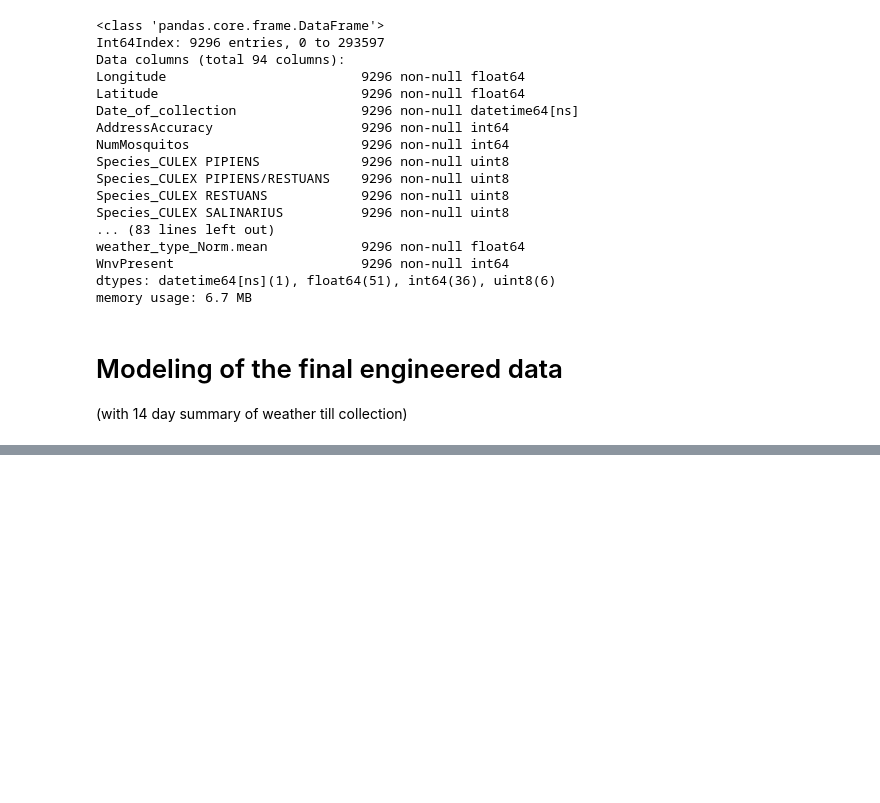
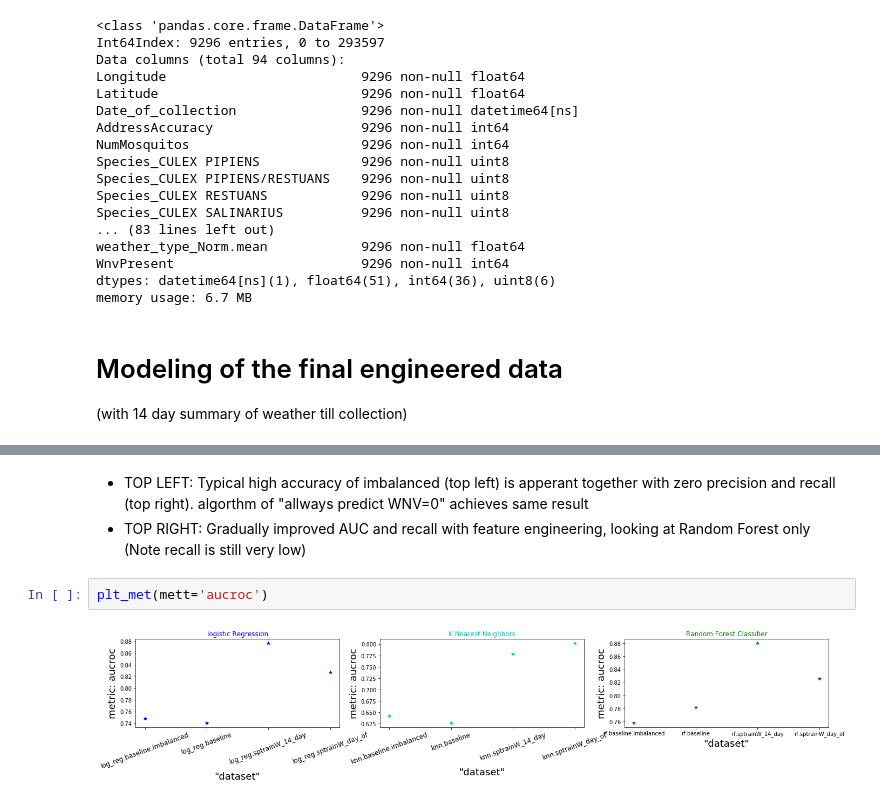
Before and after one commit to Erolino/WestNileVirus_Detection, a Jupyter notebook: WestNileVirus_Detection.ipynb, the cells around one changed output, grey strips where cells are left out. Cells and saved outputs as stored; diff of their text form; blank space fills up the shorter version.

```diff
--- a/WestNileVirus_Detection.ipynb
+++ b/WestNileVirus_Detection.ipynb
@@ -2380,0 +2205,7 @@ Text(0.5,1,'Random Forest Classifier')
+# %% [markdown]
+* TOP LEFT: Typical high accuracy of imbalanced (top left) is apperant together with zero precision and recall (top right). algorthm of "allways predict WNV=0" achieves same result
+* TOP RIGHT: Gradually improved AUC and recall with feature engineering, looking at Random Forest only (Note recall is still very low)
+# %%
+plt_met(mett='aucroc')
+# %% [output]
+[figure, added]
```
Also changed, not shown: parts of 37 cells of this notebook, 1 other file.
